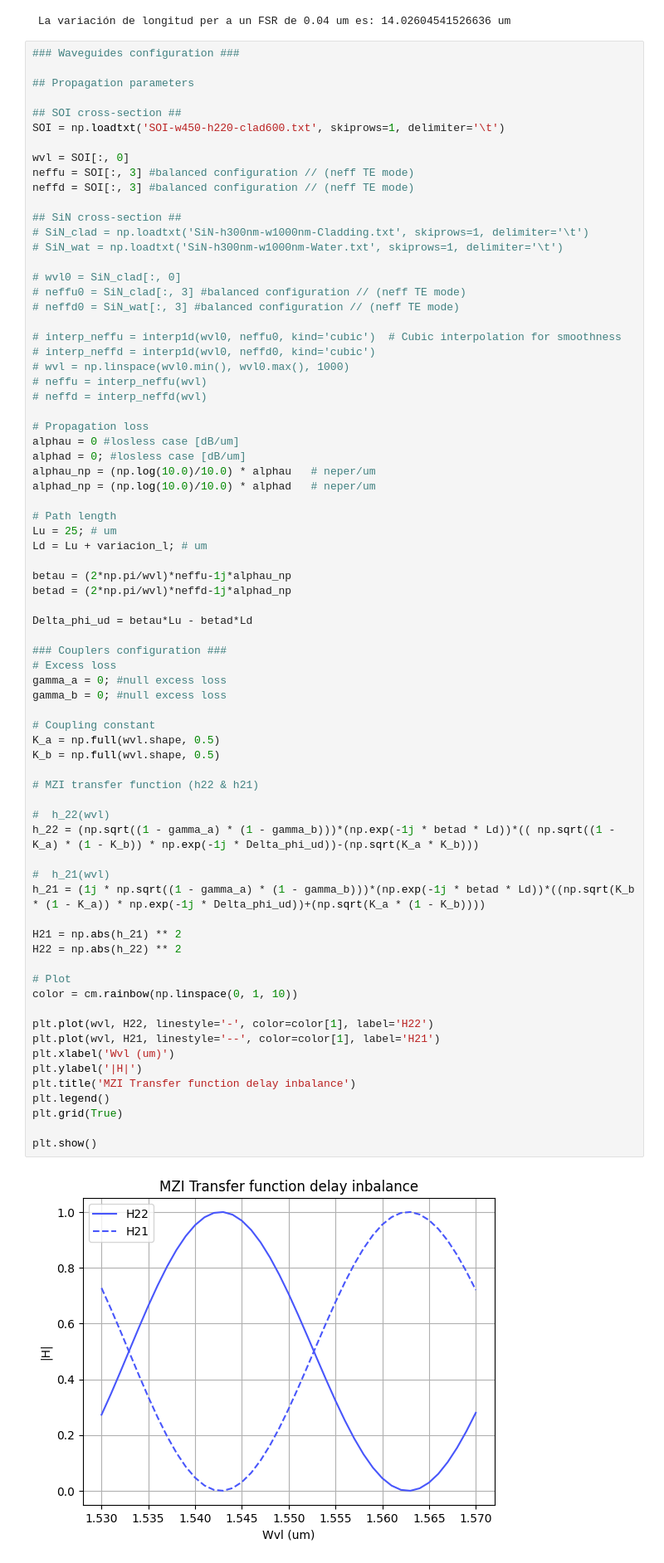
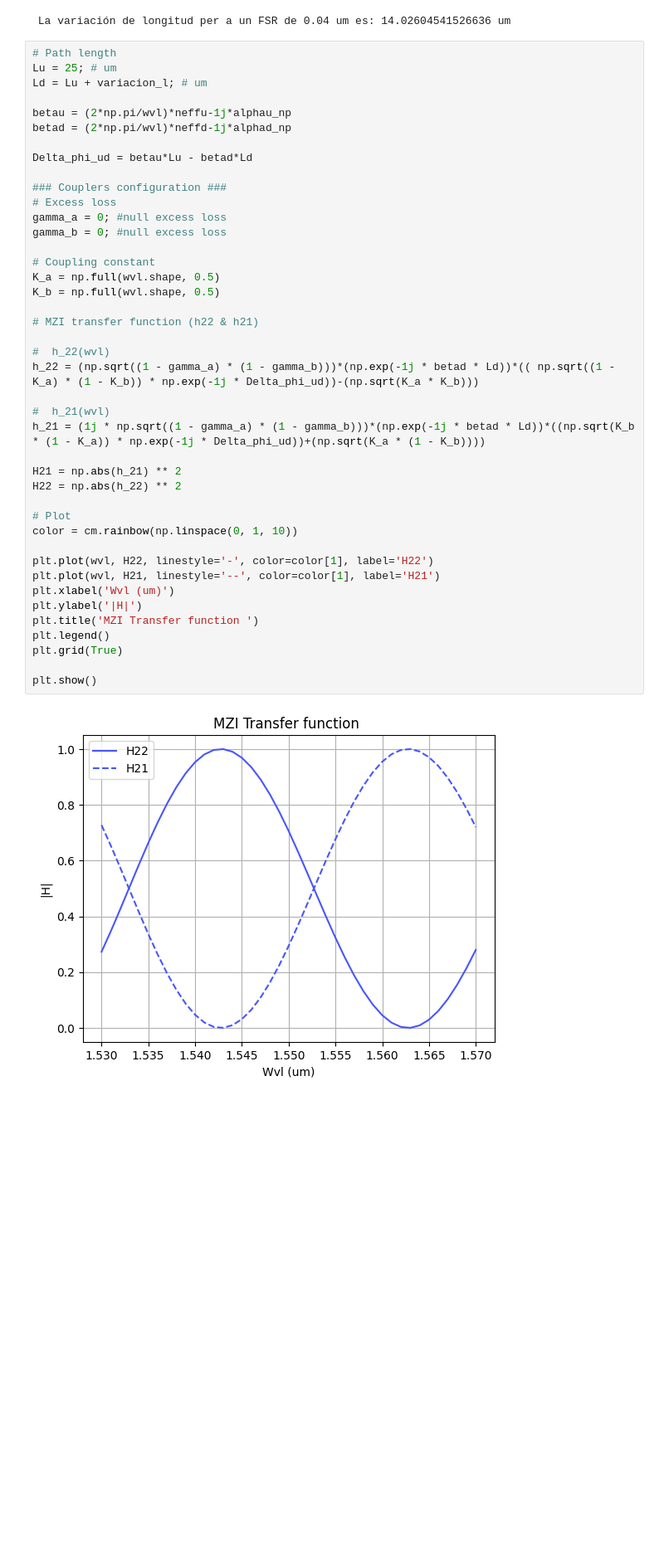
Before and after one commit to nmargar4/pic-upv-lab3-new, a Jupyter notebook: 30_INTERFEROMETERS_v2025_STUDENTS_UPDATE2.ipynb, the cells around one changed output. Shown at 83% size. Drawn from its saved outputs; the diff is of its cells as text; blank space fills up the shorter version.

```diff
--- a/30_INTERFEROMETERS_v2025_STUDENTS_UPDATE2.ipynb
+++ b/30_INTERFEROMETERS_v2025_STUDENTS_UPDATE2.ipynb
@@ -494,37 +494,6 @@ print( f' La variación de longitud per a un FSR de {FSR} um es: {variacion_l} u
 # %% [output]
  La variación de longitud per a un FSR de 0.04 um es: 14.02604541526636 um
 # %%
-### Waveguides configuration ###
-
-## Propagation parameters
-
-## SOI cross-section ##
-SOI = np.loadtxt('SOI-w450-h220-clad600.txt', skiprows=1, delimiter='\t')
-
-wvl = SOI[:, 0]
-neffu = SOI[:, 3] #balanced configuration // (neff TE mode)
-neffd = SOI[:, 3] #balanced configuration // (neff TE mode)
-
-## SiN cross-section ##
-# SiN_clad = np.loadtxt('SiN-h300nm-w1000nm-Cladding.txt', skiprows=1, delimiter='\t')
-# SiN_wat = np.loadtxt('SiN-h300nm-w1000nm-Water.txt', skiprows=1, delimiter='\t')
-
-# wvl0 = SiN_clad[:, 0]
-# neffu0 = SiN_clad[:, 3] #balanced configuration // (neff TE mode)
-# neffd0 = SiN_wat[:, 3] #balanced configuration // (neff TE mode)
-
-# interp_neffu = interp1d(wvl0, neffu0, kind='cubic')  # Cubic interpolation for smoothness
-# interp_neffd = interp1d(wvl0, neffd0, kind='cubic')
-# wvl = np.linspace(wvl0.min(), wvl0.max(), 1000)
-# neffu = interp_neffu(wvl)
-# neffd = interp_neffd(wvl)
-
-# Propagation loss
-alphau = 0 #losless case [dB/um]
-alphad = 0; #losless case [dB/um]
-alphau_np = (np.log(10.0)/10.0) * alphau   # neper/um
-alphad_np = (np.log(10.0)/10.0) * alphad   # neper/um
-
 # Path length
 Lu = 25; # um
 Ld = Lu + variacion_l; # um
@@ -539,35 +508,35 @@ Delta_phi_ud = betau*Lu - betad*Ld
 gamma_a = 0; #null excess loss
 gamma_b = 0; #null excess loss
 
 # Coupling constant
 K_a = np.full(wvl.shape, 0.5)
 K_b = np.full(wvl.shape, 0.5)
 
 # MZI transfer function (h22 & h21)
 
 #  h_22(wvl)
 h_22 = (np.sqrt((1 - gamma_a) * (1 - gamma_b)))*(np.exp(-1j * betad * Ld))*(( np.sqrt((1 - K_a) * (1 - K_b)) * np.exp(-1j * Delta_phi_ud))-(np.sqrt(K_a * K_b)))
 
 #  h_21(wvl)
 h_21 = (1j * np.sqrt((1 - gamma_a) * (1 - gamma_b)))*(np.exp(-1j * betad * Ld))*((np.sqrt(K_b * (1 - K_a)) * np.exp(-1j * Delta_phi_ud))+(np.sqrt(K_a * (1 - K_b))))
 
 H21 = np.abs(h_21) ** 2
 H22 = np.abs(h_22) ** 2
 
 # Plot
 color = cm.rainbow(np.linspace(0, 1, 10))
 
 plt.plot(wvl, H22, linestyle='-', color=color[1], label='H22')
 plt.plot(wvl, H21, linestyle='--', color=color[1], label='H21')
 plt.xlabel('Wvl (um)')
 plt.ylabel('|H|')
-plt.title('MZI Transfer function delay inbalance')
+plt.title('MZI Transfer function ')
 plt.legend()
 plt.grid(True)
 
 plt.show()
 # %% [output]
-[figure, old version]
+[figure, new version]
 # %% [markdown]
 ## 2. MZI simulation implemented with SAX
 ![image.png](embedded-picture-1)
```
Also changed, not shown: 1 other file.
